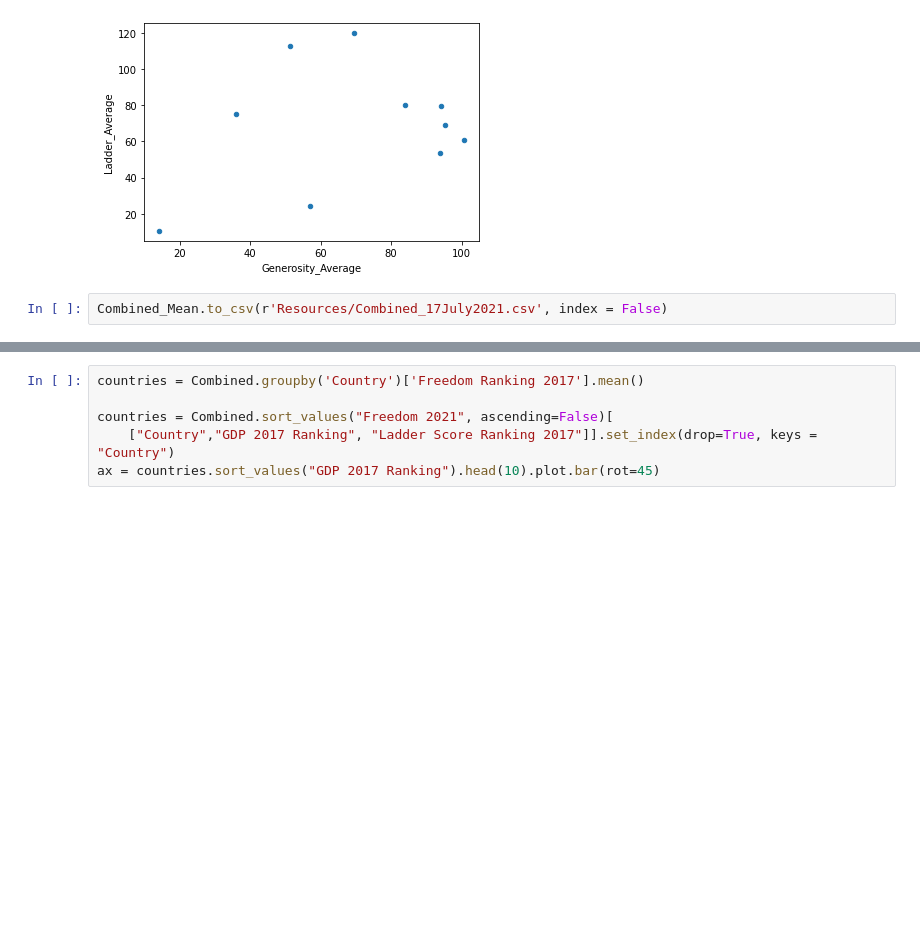
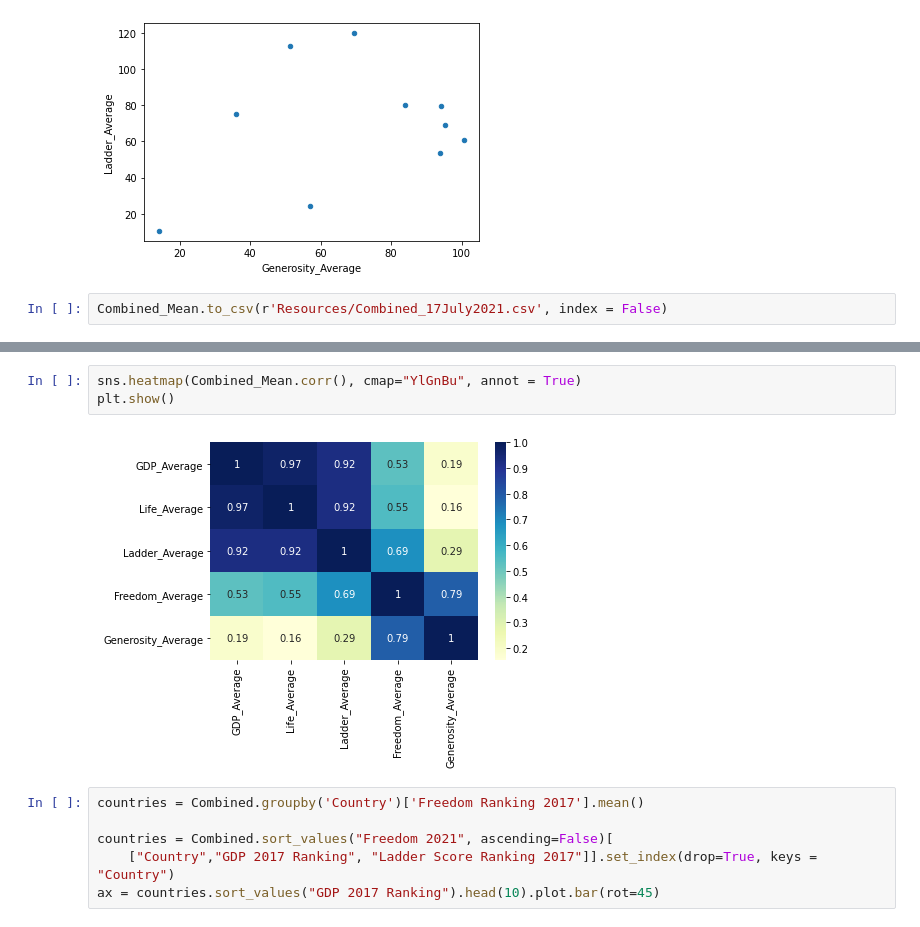
Before and after one commit to Ryan-Malin/TeamHappinessMain, a Jupyter notebook: RyanFromRamya.ipynb, the cells around one changed output, grey strips where cells are left out. Cells and saved outputs as stored; diff of their text form; blank space fills up the shorter version.

```diff
--- a/RyanFromRamya.ipynb
+++ b/RyanFromRamya.ipynb
@@ -752,3 +758,8 @@ Combined_Mean.to_csv(r'Resources/Combined_17July2021.csv', index = False)
+# %%
+sns.heatmap(Combined_Mean.corr(), cmap="YlGnBu", annot = True)
+plt.show()
+# %% [output]
+[figure, added]
 # %%
 countries = Combined.groupby('Country')['Freedom Ranking 2017'].mean()
 
```
Also changed, not shown: parts of 2 cells of this notebook.
